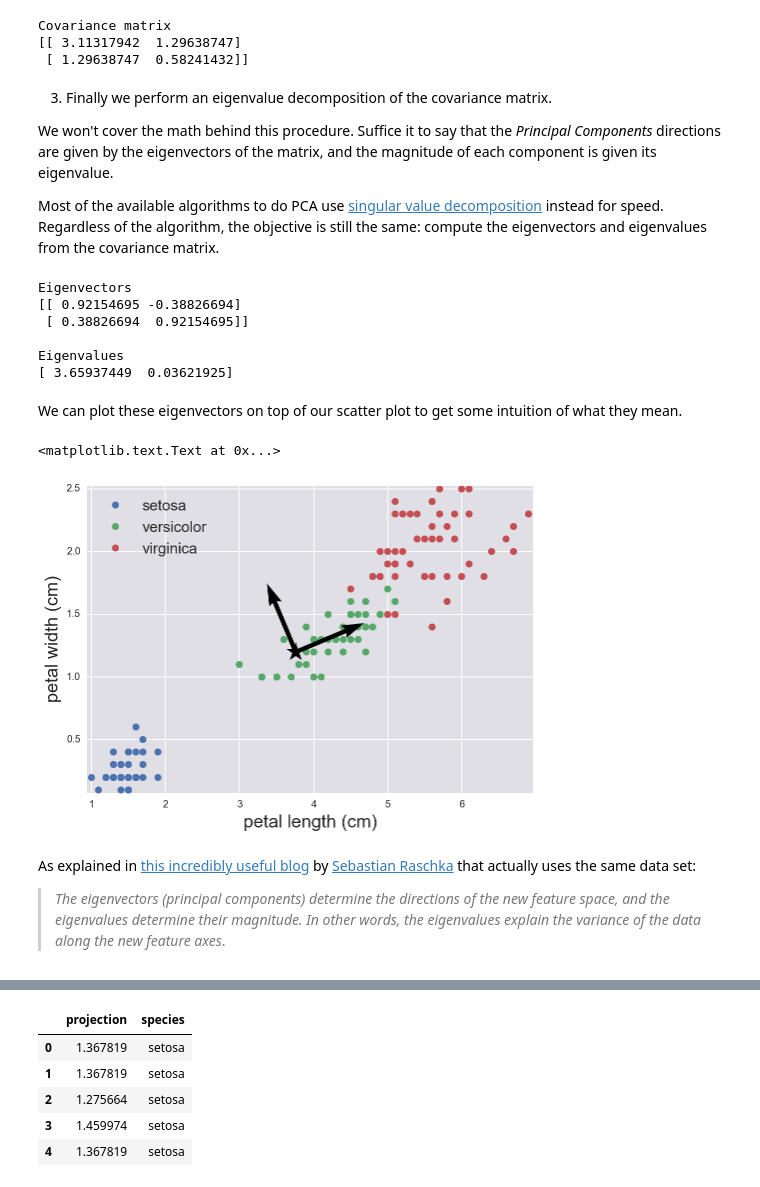
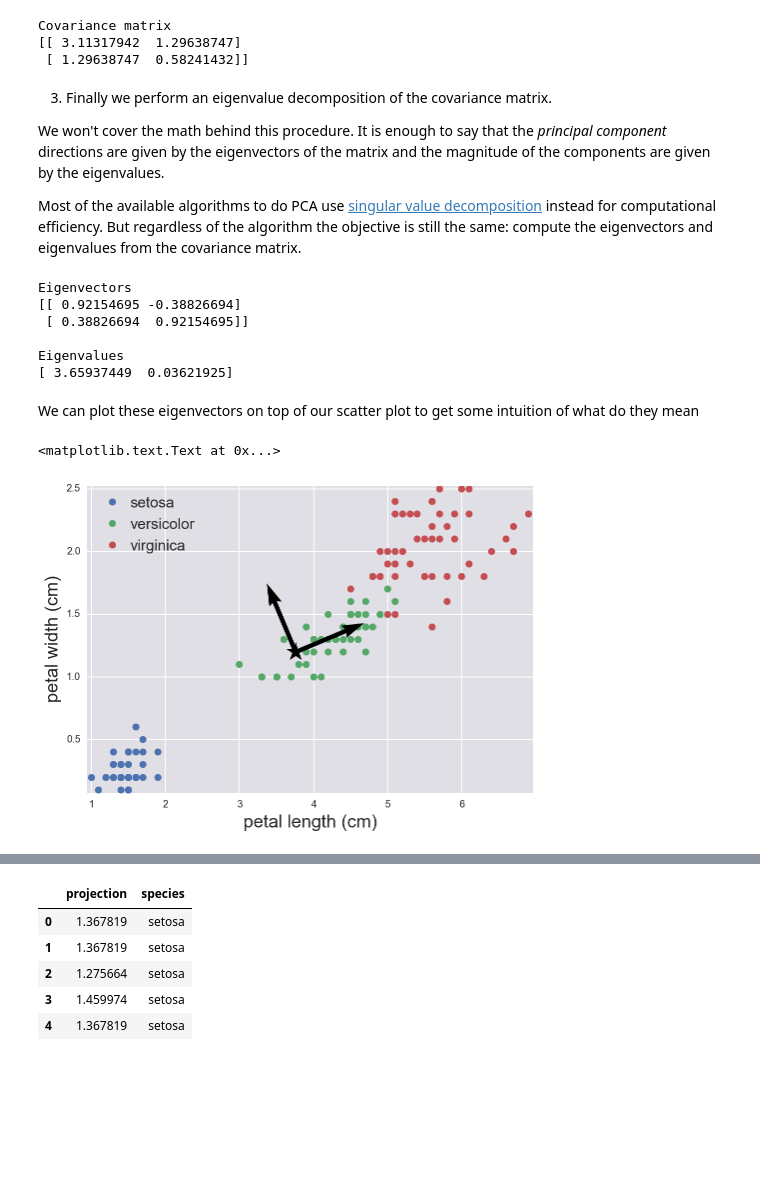
Before and after one commit to justinbois/bebi103, a Jupyter notebook: tutorials/r5_pca.ipynb, the cells around one changed output, grey strips where cells are left out. Drawn from its saved outputs; the diff is of its cells as text; code cells hidden in the pictures; blank space fills up the shorter version.

```diff
--- a/tutorials/r5_pca.ipynb
+++ b/tutorials/r5_pca.ipynb
@@ -71,9 +75,15 @@ For this tutorial, we will import the dataset using `scikit-learn` and transform
 # %%
 # Import the Iris dataset and convert it into a Pandas Data Frame
-iris = load_iris()
-# print(iris.DESCR) # Uncomment if you want to print the dataset description
+iris = sklearn.datasets.load_iris()
+
+# Uncomment if you want to print the dataset description
+# print(iris.DESCR)
+
+# Make a DataFrame with a species column
 df_iris = pd.DataFrame(iris.data, columns=iris.feature_names)
 df_iris['species'] = iris.target_names[iris.target]
+
+# Takle a look
 df_iris.head()
 # %% [output]
 |  | sepal length (cm) | sepal width (cm) | petal length (cm) | petal width (cm) | species |
@@ -120,9 +131,11 @@ To perform PCA in python is as simple as a one-line command from `scikit-learn`.
 # %%
 # Substract the mean from the measurements.
-df_centered = df_iris[['petal length (cm)', 'petal width (cm)']]
-df_centered['petal length (cm)'] = df_centered['petal length (cm)'] - \
-                                   df_centered['petal length (cm)'].mean()
-df_centered['petal width (cm)'] = df_centered['petal width (cm)'] - \
-                                   df_centered['petal width (cm)'].mean()
-df_centered.head()
+df_cent = df_iris.loc[:, ['petal length (cm)', 'petal width (cm)']]
+df_cent.loc[:, 'petal length (cm)'] = df_cent.loc[:, 'petal length (cm)'] \
+                        - df_cent.loc[:, 'petal length (cm)'].mean()
+df_cent.loc[:,'petal width (cm)'] = df_cent.loc[:, 'petal width (cm)'] \
+                        - df_cent.loc[:, 'petal width (cm)'].mean()
+
+# Take a look
+df_cent.head()
 # %% [output]
@@ -144,7 +148,7 @@ See the the caveats in the documentation: http://pandas.pydata.org/pandas-docs/s
 # %% [markdown]
 2) Then we compute the covariance matrix.
 # %%
-cov_mat = np.cov(m=df_centered.transpose())
+cov_mat = np.cov(m=df_cent.transpose())
 print('Covariance matrix \n%s'%cov_mat)
 # %% [output]
 Covariance matrix
@@ -153,9 +157,9 @@ Covariance matrix
 # %% [markdown]
 3) Finally we perform an eigenvalue decomposition of the covariance matrix.
 
-We won't cover the math behind this procedure. Suffice it to say that the *Principal Components* directions are given by the eigenvectors of the matrix, and the magnitude of each component is given its eigenvalue.
+We won't cover the math behind this procedure. It is enough to say that the *principal component* directions are given by the eigenvectors of the matrix and the magnitude of the components are given by the eigenvalues.
 
-Most of the available algorithms to do PCA use [singular value decomposition](https://en.wikipedia.org/wiki/Singular_value_decomposition) instead for speed. Regardless of the algorithm, the objective is still the same: compute the eigenvectors and eigenvalues from the covariance matrix.
+Most of the available algorithms to do PCA use [singular value decomposition](https://en.wikipedia.org/wiki/Singular_value_decomposition) instead for computational efficiency. But regardless of the algorithm the objective is still the same: compute the eigenvectors and eigenvalues from the covariance matrix.
 # %%
 eig_vals, eig_vecs = np.linalg.eig(cov_mat)
 
@@ -169,34 +173,26 @@ Eigenvectors
 Eigenvalues
 [ 3.65937449  0.03621925]
 # %% [markdown]
-We can plot these eigenvectors on top of our scatter plot to get some intuition of what they mean.
+We can plot these eigenvectors on top of our scatter plot to get some intuition of what do they mean
 # %%
 # Plot Petal length vs petal width only
 for key, group in df_iris.groupby(['species']):
     plt.plot(group['petal length (cm)'], group['petal width (cm)'],
                label=key, marker='o', linestyle='none')
+
 # Add the mean value to the plot
-plt.plot(m[0],
-         m[1],
-         marker='*', color='black', markersize=20)
+plt.plot(m[0], m[1], marker='*', color='black', markersize=20)
 
 # Add arrows showing the eigenvectors
-for i in range(np.shape(eig_vecs)[1]):
-    plt.quiver(m[0],m[1],
-               eig_vecs[0,i],
-               eig_vecs[1,i],
-               zorder=11,
-               width=0.01, scale=6)
+plt.quiver([m[0]]*2, [m[1]]*2, eig_vecs[:,1], eig_vecs[:,0], zorder=11,
+           width=0.01, scale=6)
 
+# Tidy up plot
 plt.legend(loc=0, fontsize=15)
 plt.margins(0.01)
 plt.xlabel('petal length (cm)')
 plt.ylabel('petal width (cm)')
 # %% [output]
 <matplotlib.text.Text at 0x...>
-[figure, old version]
+[figure, new version]
-# %% [markdown]
-As explained in [this incredibly useful blog](http://sebastianraschka.com/Articles/2015_pca_in_3_steps.html#Preparing-the-Iris-Dataset) by [Sebastian Raschka](http://sebastianraschka.com/index.html) that actually uses the same data set:
-
->*The eigenvectors (principal components) determine the directions of the new feature space, and the eigenvalues determine their magnitude. In other words, the eigenvalues explain the variance of the data along the new feature axes*.
 # %% [markdown]
```
Also changed, not shown: parts of 41 cells of this notebook.
